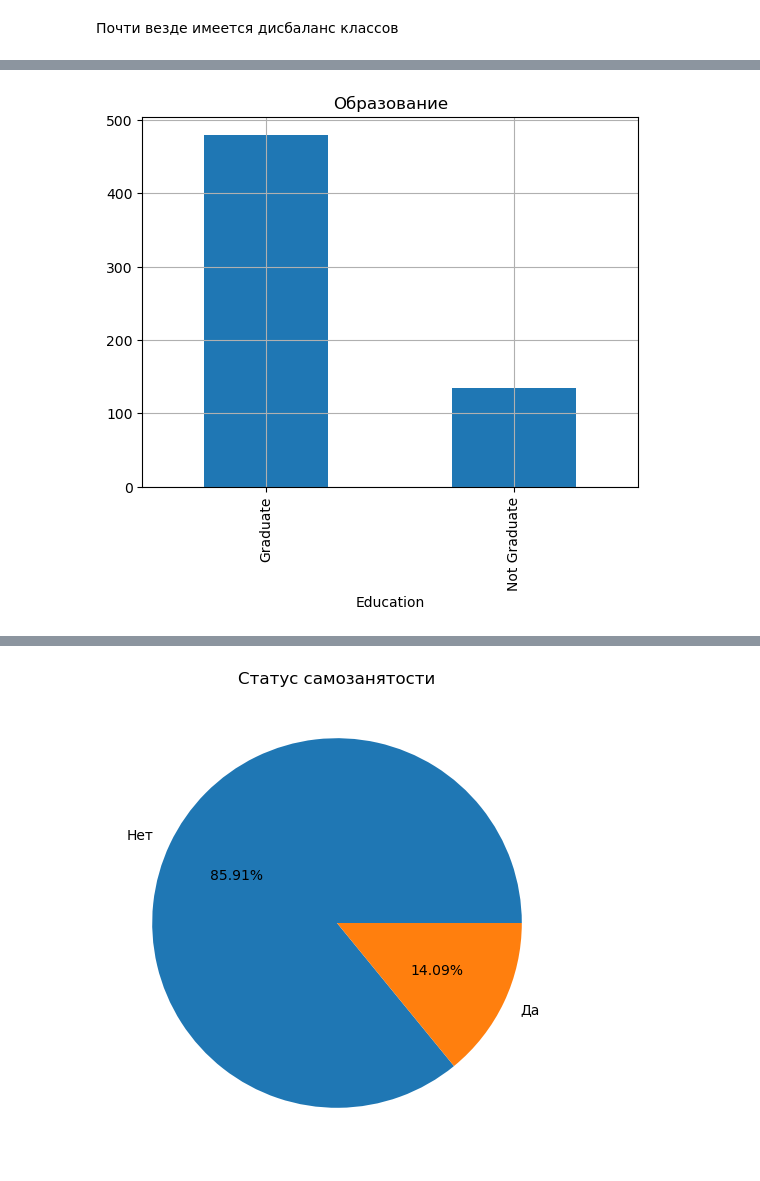
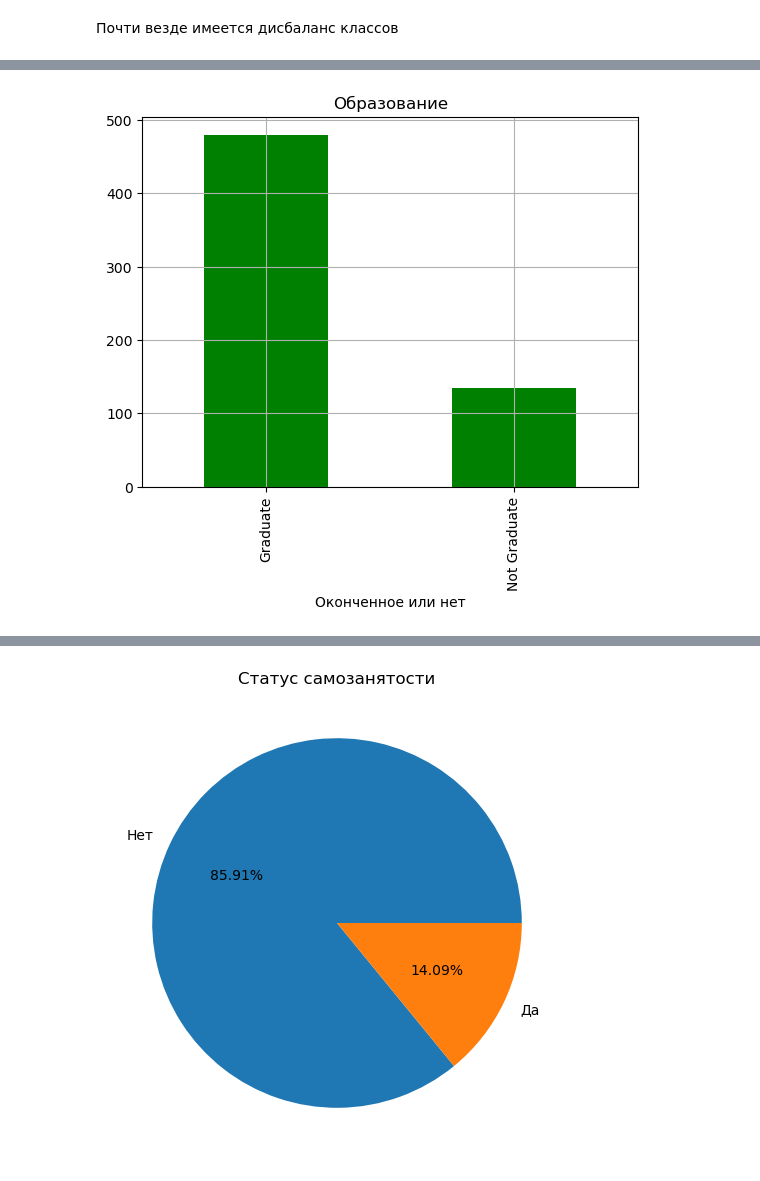
Before and after one commit to dnlygvtv/Python_for_Data_Science_HWs, a Jupyter notebook: HW/HW_7.ipynb, the cells around one changed output, grey strips where cells are left out. Saved outputs shown, nothing was run; the diff lists cells and outputs as text; code cells hidden in the pictures.

```diff
--- a/HW/HW_7.ipynb
+++ b/HW/HW_7.ipynb
@@ -330,11 +324,12 @@ married_counts_df.plot(x="Married", title='В браке или нет'
 # %%
 education_counts_df = df["Education"].value_counts().reset_index()
 education_counts_df.columns = ["Education", "counts"]
 
 education_counts_df.plot(x="Education", title='Образование'
                      , kind='bar'
                      , legend=False
-                    #  , xlabel='Образование'
-                     , grid=True);
+                     , xlabel='Оконченное или нет'
+                     , grid=True
+                     , color='g');
 # %% [output]
-[figure, old version]
+[figure, new version]
```
Also changed, not shown: parts of 29 cells of this notebook.
